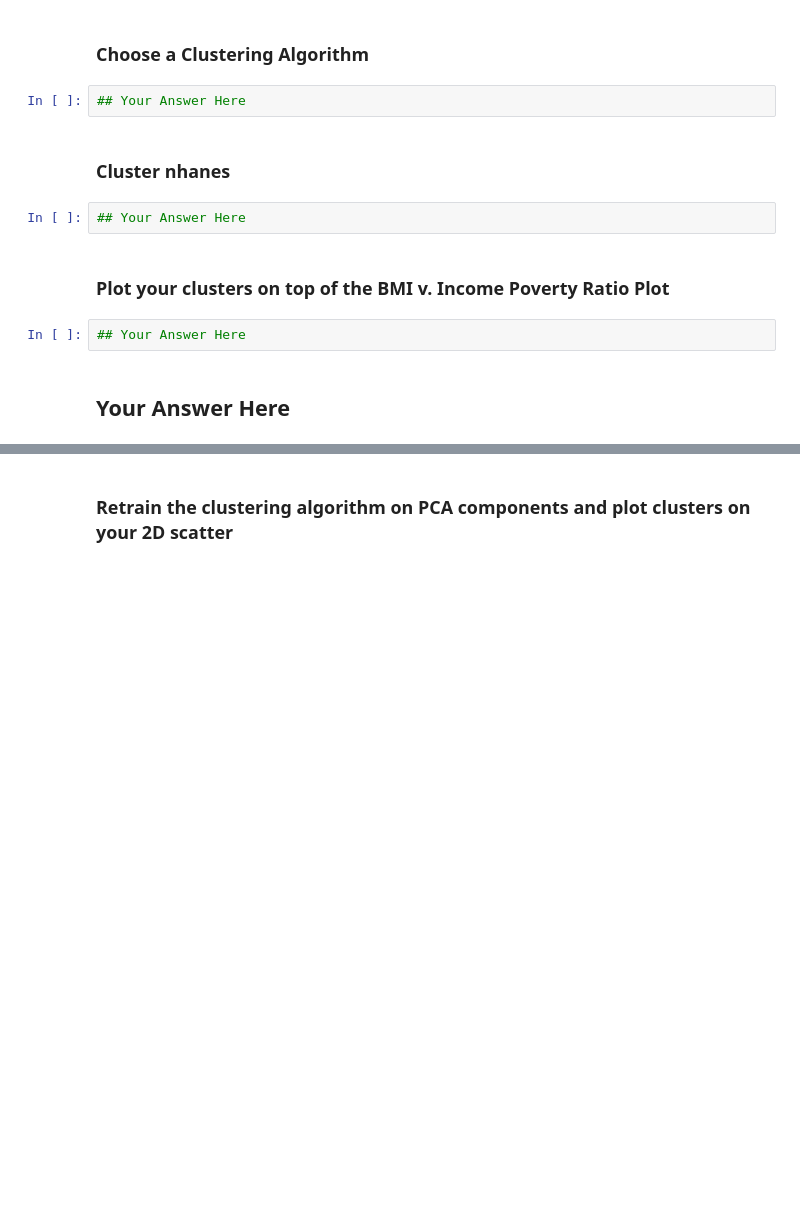
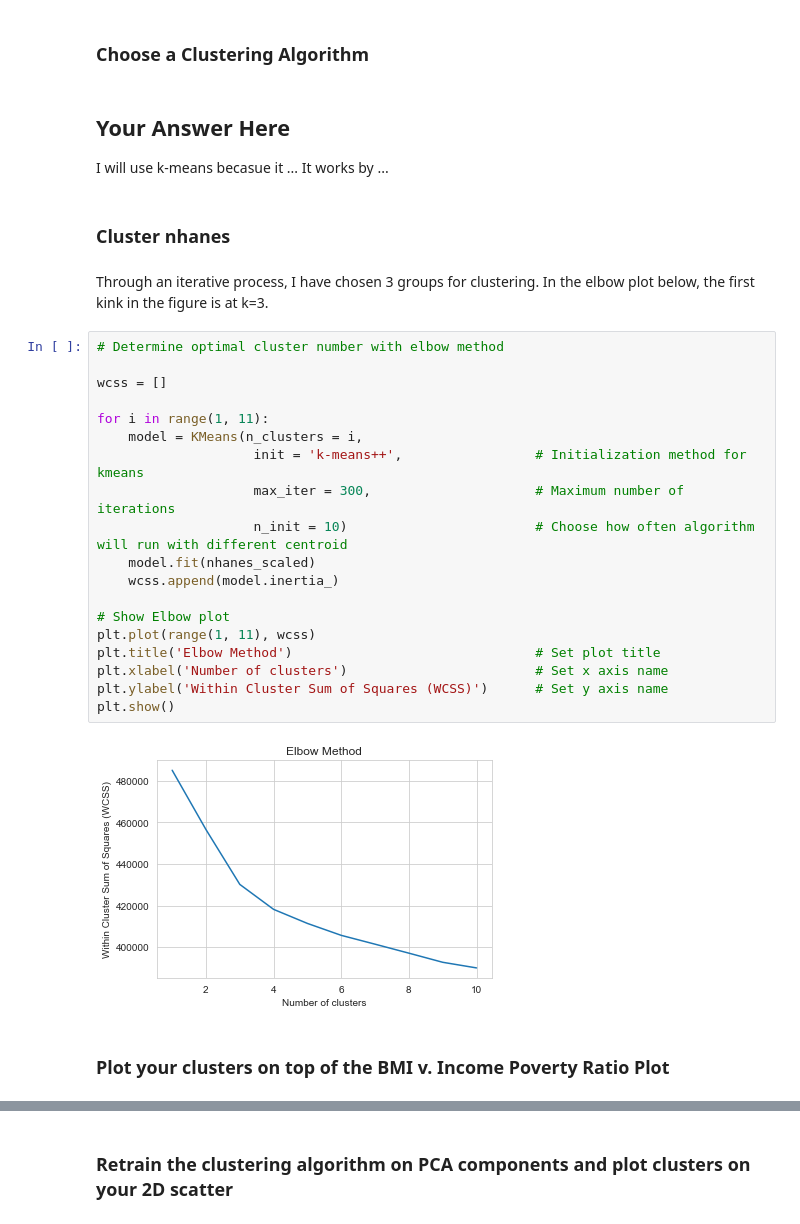
Before and after one commit to annettegailliot/CSS_Project4_Team8_Fall2022, a Jupyter notebook: Project 4 Students.ipynb, the cells around one changed output, grey strips where cells are left out. Saved outputs shown, nothing was run; the diff lists cells and outputs as text; blank space fills up the shorter version.

Commit message:
annette updates through end of workbook

```diff
--- a/Project 4 Students.ipynb
+++ b/Project 4 Students.ipynb
@@ -172,15 +172,33 @@ sns.scatterplot(x=plotting_df['PCA1'],
 - Retrain the clustering algorithm, but this time use your PCA results instead of the original dataframe. Plot the clusters on top of the 2D PCA scatterplot from the previous step. Describe your results in 1-2 sentences.
 # %% [markdown]
 ### Choose a Clustering Algorithm
-# %%
-## Your Answer Here
+# %% [markdown]
+## Your Answer Here
+I will use k-means becasue it ... It works by ...
 # %% [markdown]
 ### Cluster nhanes
-# %%
-## Your Answer Here
+# %% [markdown]
+Through an iterative process, I have chosen 3 groups for clustering. In the elbow plot below, the first kink in the figure is at k=3.
+# %%
+# Determine optimal cluster number with elbow method
+
+wcss = []
+
+for i in range(1, 11):
+    model = KMeans(n_clusters = i,
+                    init = 'k-means++',                 # Initialization method for kmeans
+                    max_iter = 300,                     # Maximum number of iterations
+                    n_init = 10)                        # Choose how often algorithm will run with different centroid
+    model.fit(nhanes_scaled)
+    wcss.append(model.inertia_)
+
+# Show Elbow plot
+plt.plot(range(1, 11), wcss)
+plt.title('Elbow Method')                               # Set plot title
+plt.xlabel('Number of clusters')                        # Set x axis name
+plt.ylabel('Within Cluster Sum of Squares (WCSS)')      # Set y axis name
+plt.show()
+# %% [output]
+[figure, added]
 # %% [markdown]
 ### Plot your clusters on top of the BMI v. Income Poverty Ratio Plot
-# %%
-## Your Answer Here
-# %% [markdown]
-## Your Answer Here
```
Also changed, not shown: parts of 17 cells of this notebook, 1 other file.
